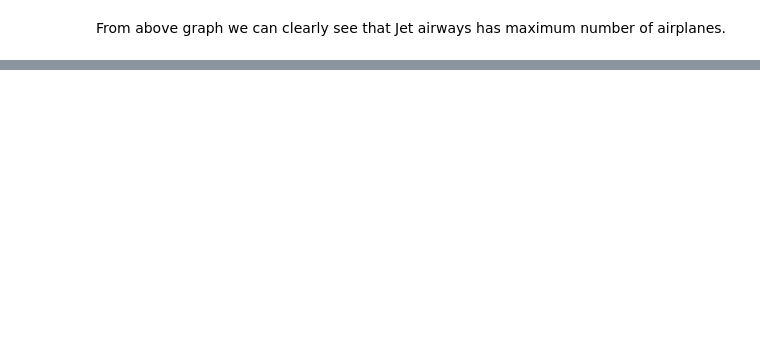
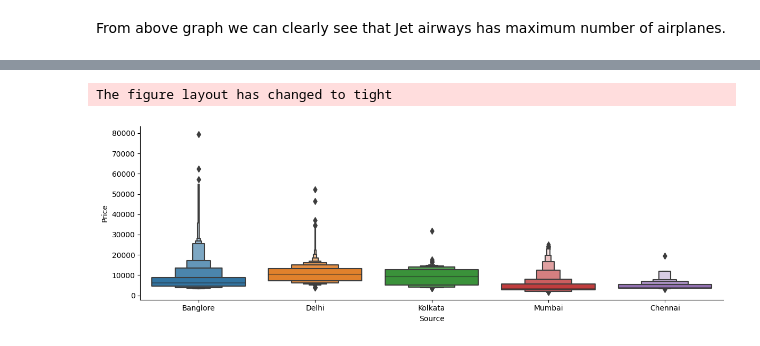
Before and after one commit to NIKHILNIGUDKAR/Flight_Fare_Price_Prediction, a Jupyter notebook: notebooks/EDA.ipynb, the cells around one changed output, grey strips where cells are left out. Cells and saved outputs as stored; diff of their text form; code cells hidden in the pictures; blank space fills up the shorter version.

```diff
--- a/notebooks/EDA.ipynb
+++ b/notebooks/EDA.ipynb
@@ -345,0 +352,6 @@ airline.head()
+# %%
+sns.catplot(y = "Price", x = "Source", data = df.sort_values("Price", ascending = False), kind="boxen", height = 4, aspect = 3)
+plt.show()
+# %% [output]
+The figure layout has changed to tight
+[figure, added]
```
Also changed, not shown: parts of 34 cells of this notebook, 2 other files.
